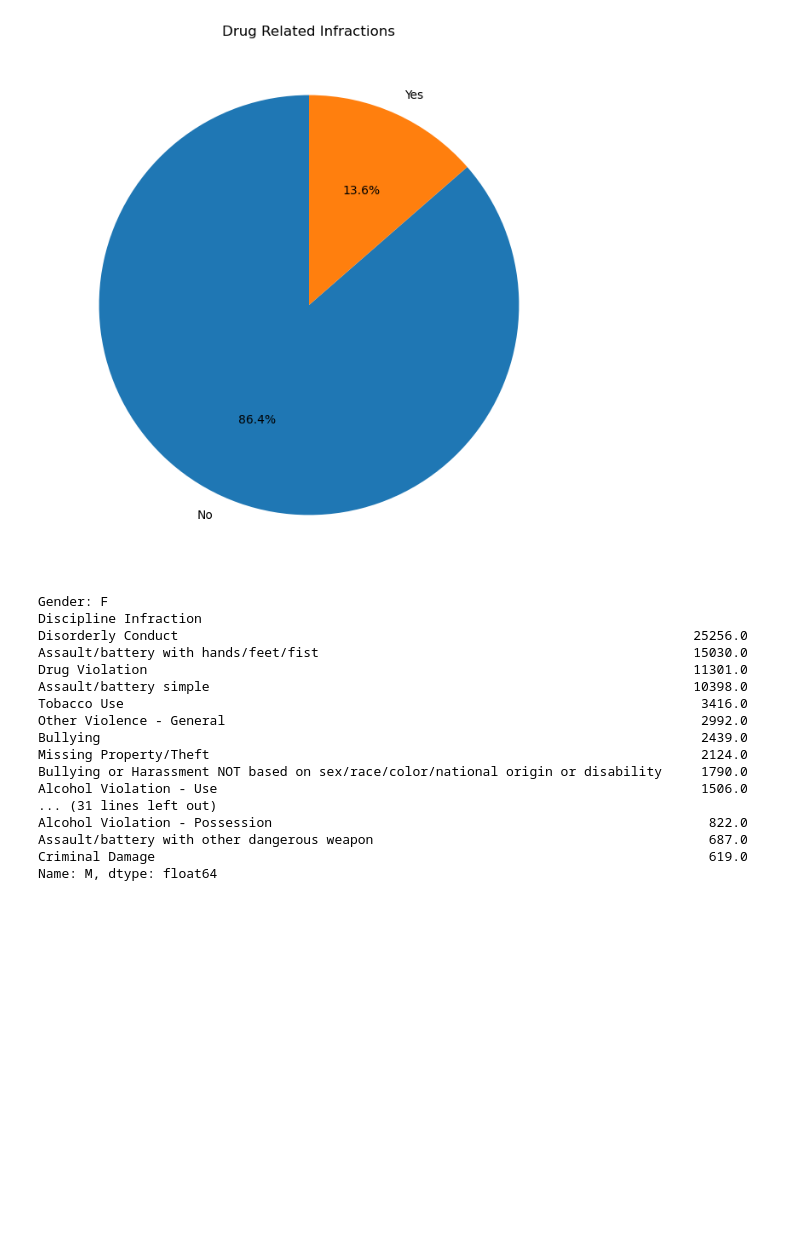
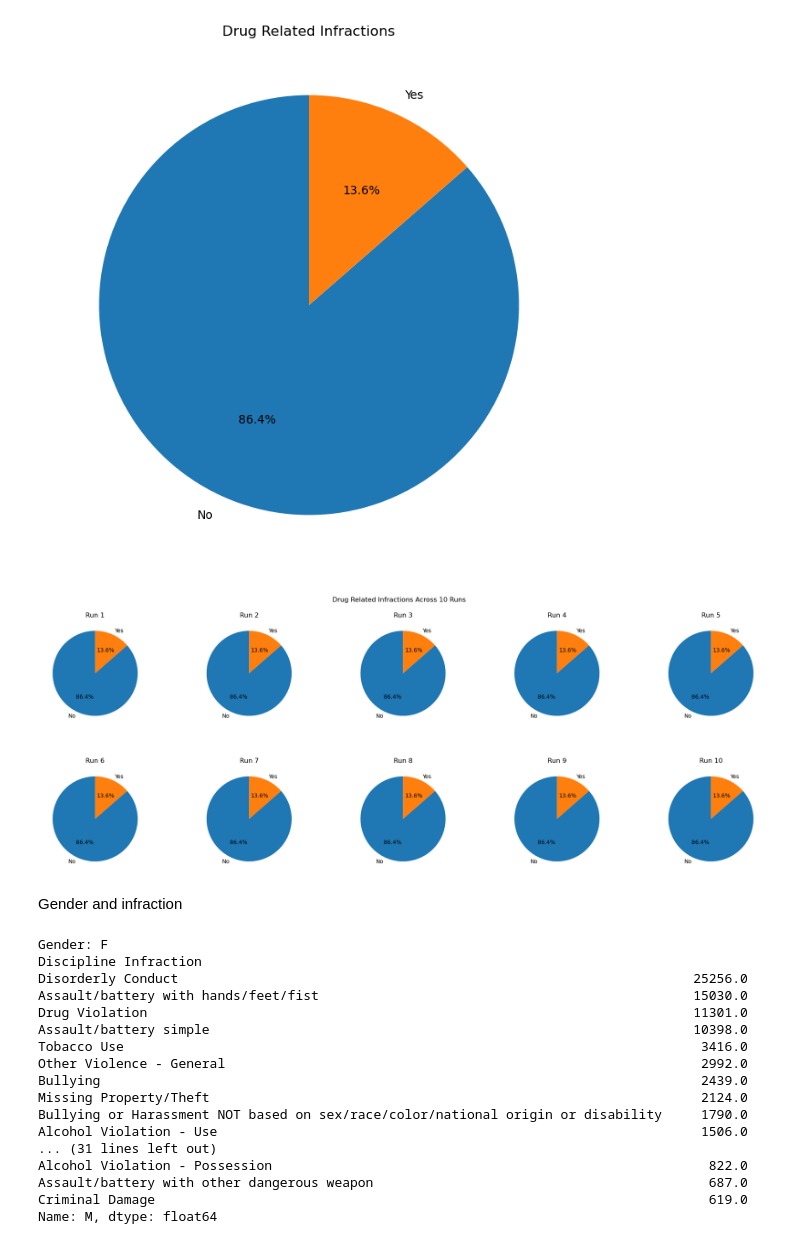
Before and after one commit to artemislong/CS151-Tufts_Differential_Privacy_Project, a Jupyter notebook: Implementation.ipynb, the cells around one changed output. Drawn from its saved outputs; the diff is of its cells as text; code cells hidden in the pictures; blank space fills up the shorter version.

```diff
--- a/Implementation.ipynb
+++ b/Implementation.ipynb
@@ -186,6 +318,29 @@ plt.ylabel('')  # Hide the y-label
 plt.show()
 # %% [output]
 [figure]
+# %%
+import matplotlib.pyplot as plt
+
+def plot_drug_related_infractions_combined(df):
+    fig, axes = plt.subplots(nrows=2, ncols=5, figsize=(20, 8))  # Large figure size to accommodate pie charts
+    fig.tight_layout(pad=5.0)
+
+    for i, ax in enumerate(axes.flatten()):
+        drug_related = df['Drug Related'].value_counts()
+
+        drug_related.plot(kind='pie', ax=ax, autopct='%1.1f%%', startangle=90)
+        ax.set_title(f'Run {i + 1}')
+        ax.set_ylabel('')  # Hide the y-label
+
+    plt.suptitle('Drug Related Infractions Across 10 Runs')
+    plt.show()
+
+# Assuming df is your DataFrame loaded with the necessary data
+plot_drug_related_infractions_combined(df)
+# %% [output]
+[figure, added]
+# %% [markdown]
+Gender and infraction
 # %%
 # Group by gender and infraction type, and count the occurrences
 grouped_data = df.groupby(['Student Gender Code', 'Discipline Infraction']).size().unstack().fillna(0)
```
Also changed, not shown: parts of 8 cells of this notebook.
